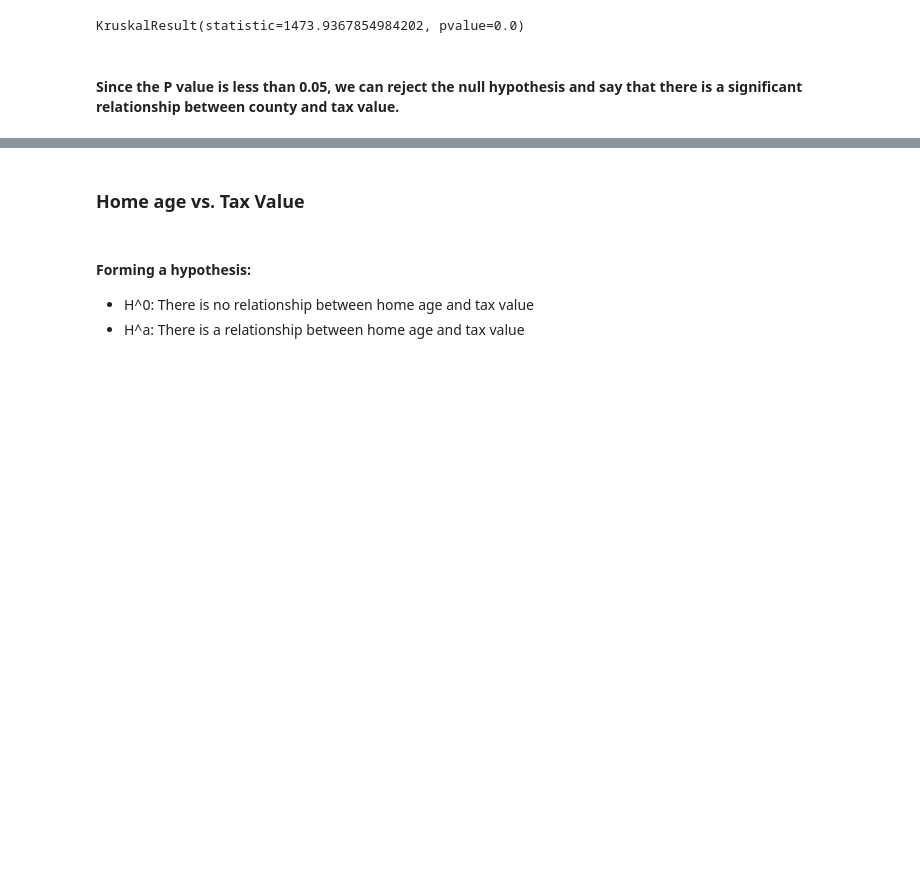
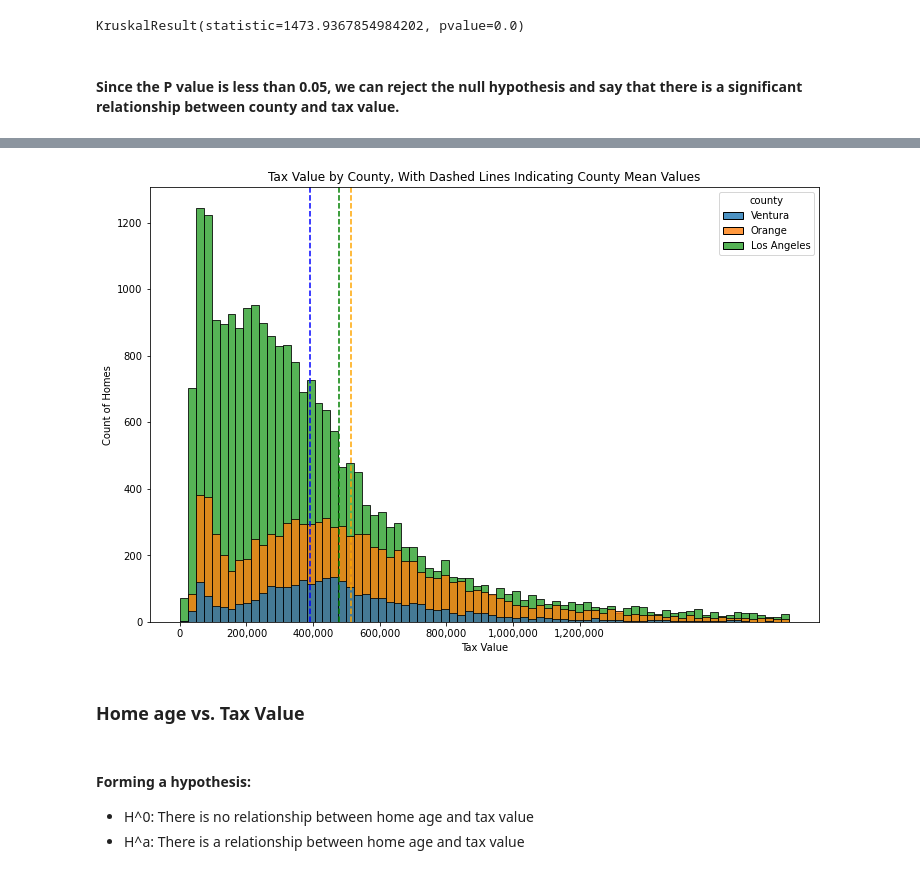
Before and after one commit to cristinalucin/regression-project, a Jupyter notebook: project_workbook.ipynb, the cells around one changed output, grey strips where cells are left out. Cells and saved outputs as stored; diff of their text form; code cells hidden in the pictures; blank space fills up the shorter version.

```diff
--- a/project_workbook.ipynb
+++ b/project_workbook.ipynb
@@ -667,3 +765,7 @@ KruskalResult(statistic=1473.9367854984202, pvalue=0.0)
+# %%
+e.location_viz(train)
+# %% [output]
+[figure, added]
 # %% [markdown]
 ### Home age vs. Tax Value
 # %%
```
Also changed, not shown: parts of 33 cells of this notebook, 2 other files.
